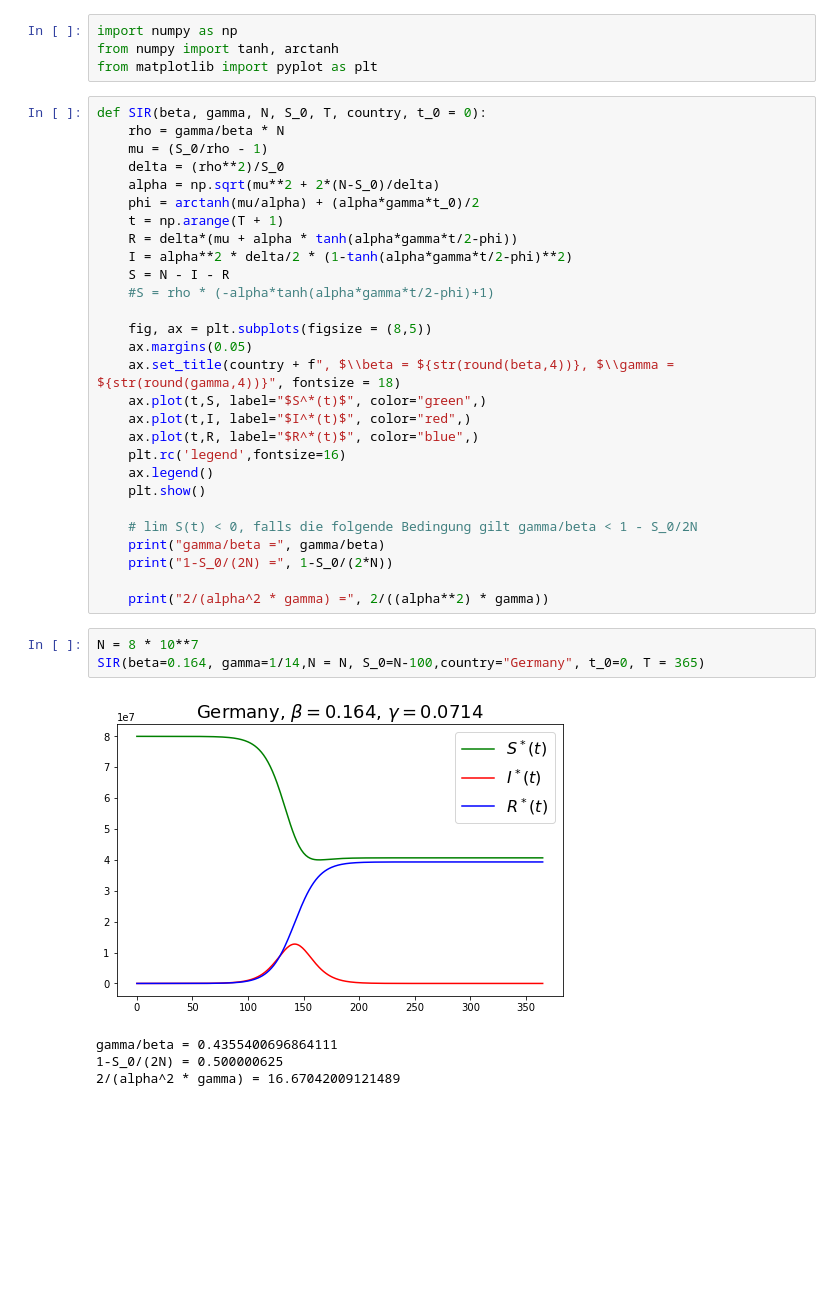
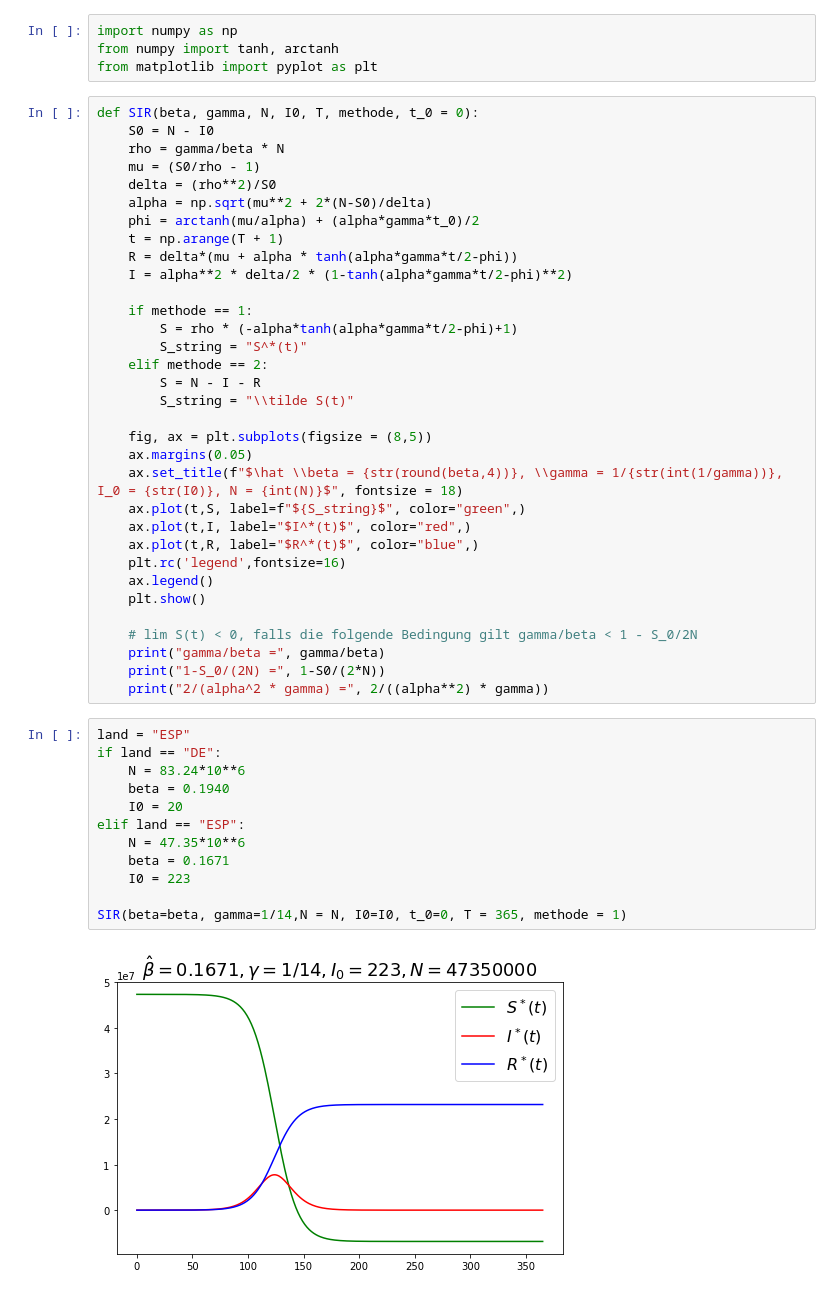
Before and after one commit to TiborCornelli/SIRmodel, a Jupyter notebook: approximation.ipynb, the cells around one changed output. Cells and saved outputs as stored; diff of their text form; blank space fills up the shorter version.

```diff
--- a/approximation.ipynb
+++ b/approximation.ipynb
@@ -5,22 +5,28 @@ import numpy as np
 from numpy import tanh, arctanh
 from matplotlib import pyplot as plt
 # %%
-def SIR(beta, gamma, N, S_0, T, country, t_0 = 0):
+def SIR(beta, gamma, N, I0, T, methode, t_0 = 0):
+    S0 = N - I0
     rho = gamma/beta * N
-    mu = (S_0/rho - 1)
-    delta = (rho**2)/S_0
-    alpha = np.sqrt(mu**2 + 2*(N-S_0)/delta)
+    mu = (S0/rho - 1)
+    delta = (rho**2)/S0
+    alpha = np.sqrt(mu**2 + 2*(N-S0)/delta)
     phi = arctanh(mu/alpha) + (alpha*gamma*t_0)/2
     t = np.arange(T + 1)
     R = delta*(mu + alpha * tanh(alpha*gamma*t/2-phi))
     I = alpha**2 * delta/2 * (1-tanh(alpha*gamma*t/2-phi)**2)
-    S = N - I - R
-    #S = rho * (-alpha*tanh(alpha*gamma*t/2-phi)+1)
+
+    if methode == 1:
+        S = rho * (-alpha*tanh(alpha*gamma*t/2-phi)+1)
+        S_string = "S^*(t)"
+    elif methode == 2:
+        S = N - I - R
+        S_string = "\\tilde S(t)"
 
     fig, ax = plt.subplots(figsize = (8,5))
     ax.margins(0.05)
-    ax.set_title(country + f", $\\beta = ${str(round(beta,4))}, $\\gamma = ${str(round(gamma,4))}", fontsize = 18)
-    ax.plot(t,S, label="$S^*(t)$", color="green",)
+    ax.set_title(f"$\hat \\beta = {str(round(beta,4))}, \\gamma = 1/{str(int(1/gamma))}, I_0 = {str(I0)}, N = {int(N)}$", fontsize = 18)
+    ax.plot(t,S, label=f"${S_string}$", color="green",)
     ax.plot(t,I, label="$I^*(t)$", color="red",)
     ax.plot(t,R, label="$R^*(t)$", color="blue",)
     plt.rc('legend',fontsize=16)
@@ -29,14 +35,19 @@ def SIR(beta, gamma, N, S_0, T, country, t_0 = 0):
 
     # lim S(t) < 0, falls die folgende Bedingung gilt gamma/beta < 1 - S_0/2N
     print("gamma/beta =", gamma/beta)
-    print("1-S_0/(2N) =", 1-S_0/(2*N))
-
+    print("1-S_0/(2N) =", 1-S0/(2*N))
     print("2/(alpha^2 * gamma) =", 2/((alpha**2) * gamma))
-# %%
-N = 8 * 10**7
-SIR(beta=0.164, gamma=1/14,N = N, S_0=N-100,country="Germany", t_0=0, T = 365)
-# %% [output]
-[figure, removed]
-gamma/beta = 0.4355400696864111
-1-S_0/(2N) = 0.500000625
-2/(alpha^2 * gamma) = 16.67042009121489
+# %%
+land = "ESP"
+if land == "DE":
+    N = 83.24*10**6
+    beta = 0.1940
+    I0 = 20
+elif land == "ESP":
+    N = 47.35*10**6
+    beta = 0.1671
+    I0 = 223
+
+SIR(beta=beta, gamma=1/14,N = N, I0=I0, t_0=0, T = 365, methode = 1)
+# %% [output]
+[figure, added]
```
Also changed, not shown: parts of 1 cell of this notebook, 2 other files.
